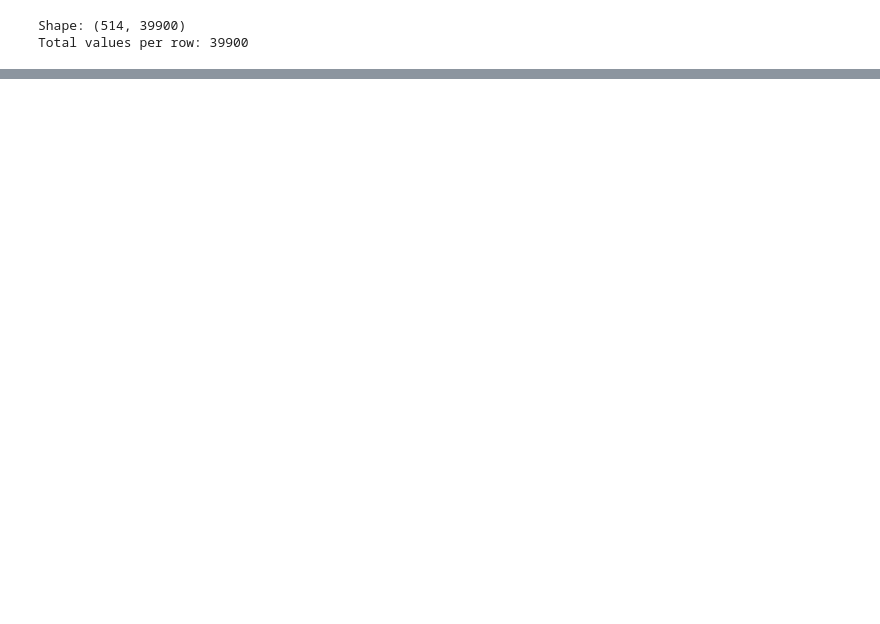
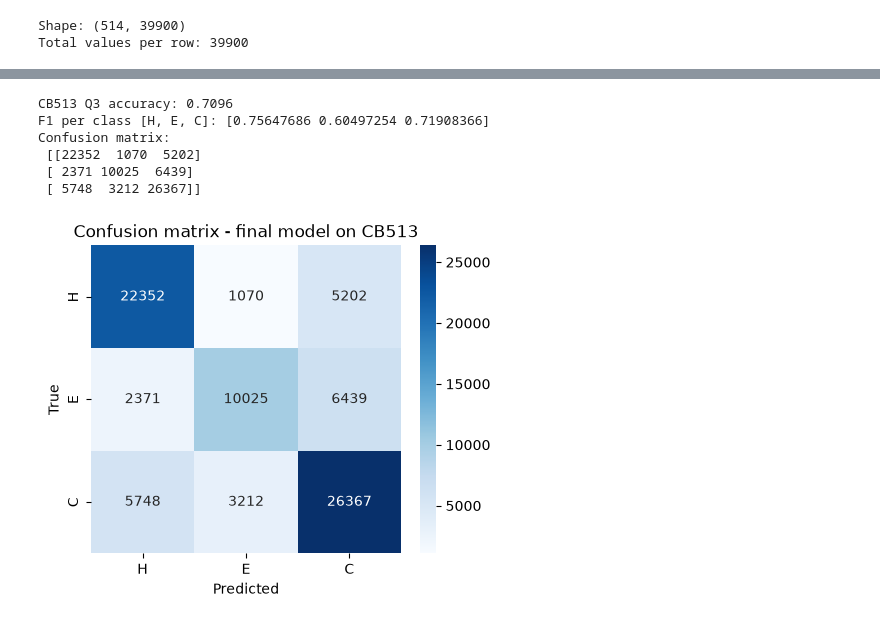
Before and after one commit to sara-stojkov/Protein-Structure-Prediction, a Jupyter notebook: PredikcijaStruktureProteina.ipynb, the cells around one changed output, grey strips where cells are left out. Saved outputs shown, nothing was run; the diff lists cells and outputs as text; code cells hidden in the pictures; blank space fills up the shorter version.

```diff
--- a/PredikcijaStruktureProteina.ipynb
+++ b/PredikcijaStruktureProteina.ipynb
@@ -402,7 +439,7 @@ from helpers.train import train_model
 # "winner" config from the previous optimization runs
 best_config = ga_config
 
-FINAL_EPOCHS = 6 # more than during search (3), since now we train only once
+FINAL_EPOCHS = 15  # more than during search (3), since now we train only once
 
 final_acc, final_model = train_model(
     best_config,
@@ -411,26 +448,34 @@ final_acc, final_model = train_model(
     max_epochs=FINAL_EPOCHS,
     return_model=True
 )
-print("Final Q3 accuracy on CB513 dataset:", final_acc)
+print("Final Q3 accuracy:", final_acc)
 # %%
 import torch
 from helpers.metrics import q3_accuracy, f1_per_class, confusion_matrix_masked
 
 final_model.eval()
 with torch.no_grad():
     X_test_t = torch.tensor(X_test, dtype=torch.float32)
     out = final_model(X_test_t)
     test_preds = out.argmax(dim=-1).cpu().numpy()
 
 test_q3 = q3_accuracy(test_preds, y_test, mask_test)
 test_f1 = f1_per_class(test_preds, y_test, mask_test)
 test_cm = confusion_matrix_masked(test_preds, y_test, mask_test)
 
 print(f"CB513 Q3 accuracy: {test_q3:.4f}")
 print(f"F1 per class [H, E, C]: {test_f1}")
 print("Confusion matrix:\n", test_cm)
 
 from helpers.visualize import plot_confusion_matrix
 
 plot_confusion_matrix(test_cm, class_names=("H", "E", "C"),
-                       title="Confusion matrix — final model on CB513")
+                       title="Confusion matrix - final model on CB513")
+# %% [output]
+CB513 Q3 accuracy: 0.7096
+F1 per class [H, E, C]: [0.75647686 0.60497254 0.71908366]
+Confusion matrix:
+ [[22352  1070  5202]
+ [ 2371 10025  6439]
+ [ 5748  3212 26367]]
+[figure, added]
```
Also changed, not shown: parts of 6 cells of this notebook, 9 other files.
